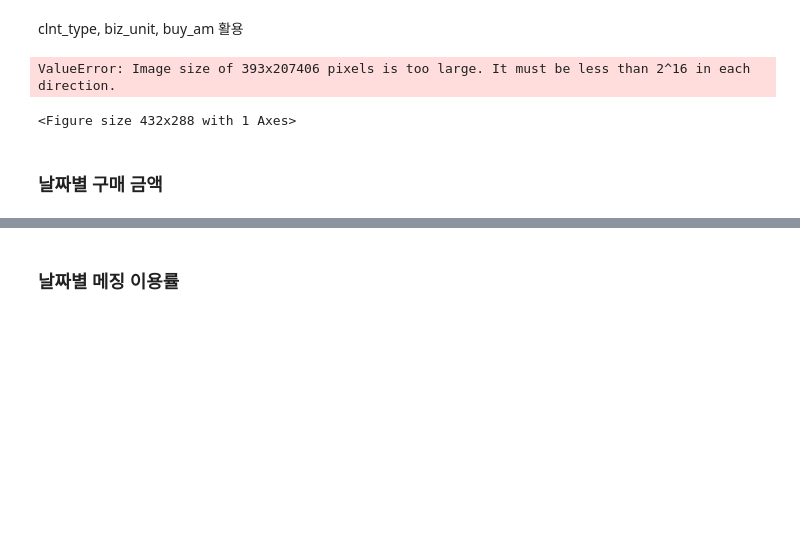
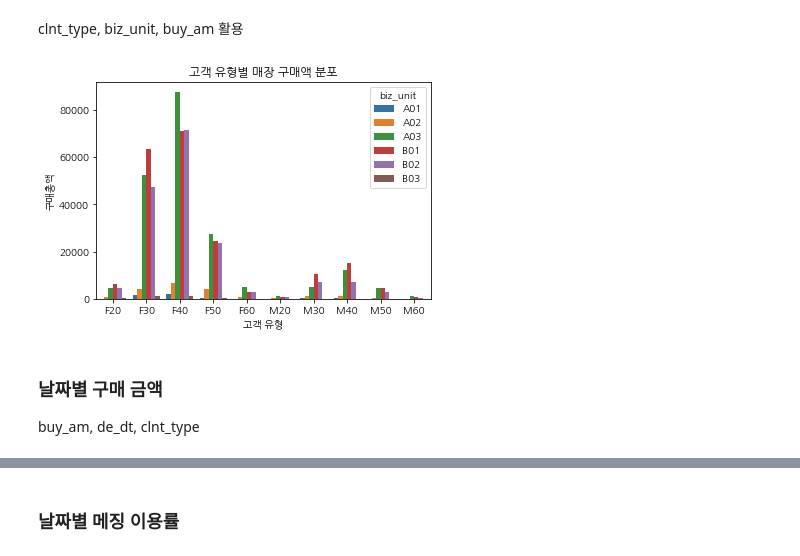
Before and after one commit to PEBpung/Lpoint-Hackathon, a Jupyter notebook: SW/Trade 데이터의 고객 행동 분석.ipynb, the cells around one changed output, grey strips where cells are left out. Saved outputs shown, nothing was run; the diff lists cells and outputs as text; code cells hidden in the pictures; blank space fills up the shorter version.

```diff
--- a/SW/Trade 데이터의 고객 행동 분석.ipynb
+++ b/SW/Trade 데이터의 고객 행동 분석.ipynb
@@ -319,20 +348,20 @@ clnt_type, biz_unit, buy_am 활용
 # %%
 title = '고객 유형별 매장 구매액 분포'
 
 fig =  plt.figure()
 
 # 횟수의 unique 경우
-sns.countplot(data=data[['clnt_type', 'biz_unit', 'buy_am']], x='clnt_type', hue='buy_am')
+sns.countplot(data=data[['clnt_type', 'biz_unit', 'buy_am']], x='clnt_type', hue='biz_unit')
 
 plt.title(title)
-plt.xlabel('고객 유형');plt.ylabel('매장 유형')
+plt.xlabel('고객 유형');plt.ylabel('구매총액')
 
 type_labels=['F20','F30','F40','F50','F60','M20','M30','M40','M50','M60']
 plt.xticks(ticks=np.arange(10), labels = type_labels)
 
 plt.show()
 # %% [output]
-ValueError: Image size of 393x207406 pixels is too large. It must be less than 2^16 in each direction.
-<Figure size 432x288 with 1 Axes>
+[figure, added]
 # %% [markdown]
 ### 날짜별 구매 금액
+buy_am, de_dt, clnt_type
```
Also changed, not shown: parts of 9 cells of this notebook.
